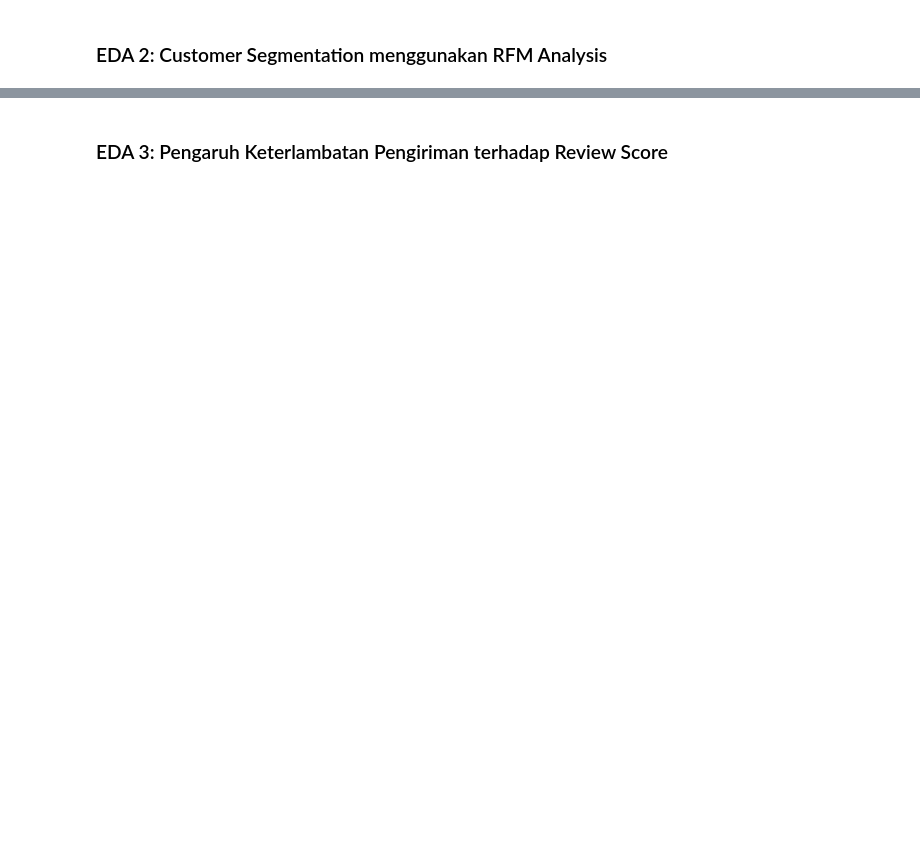
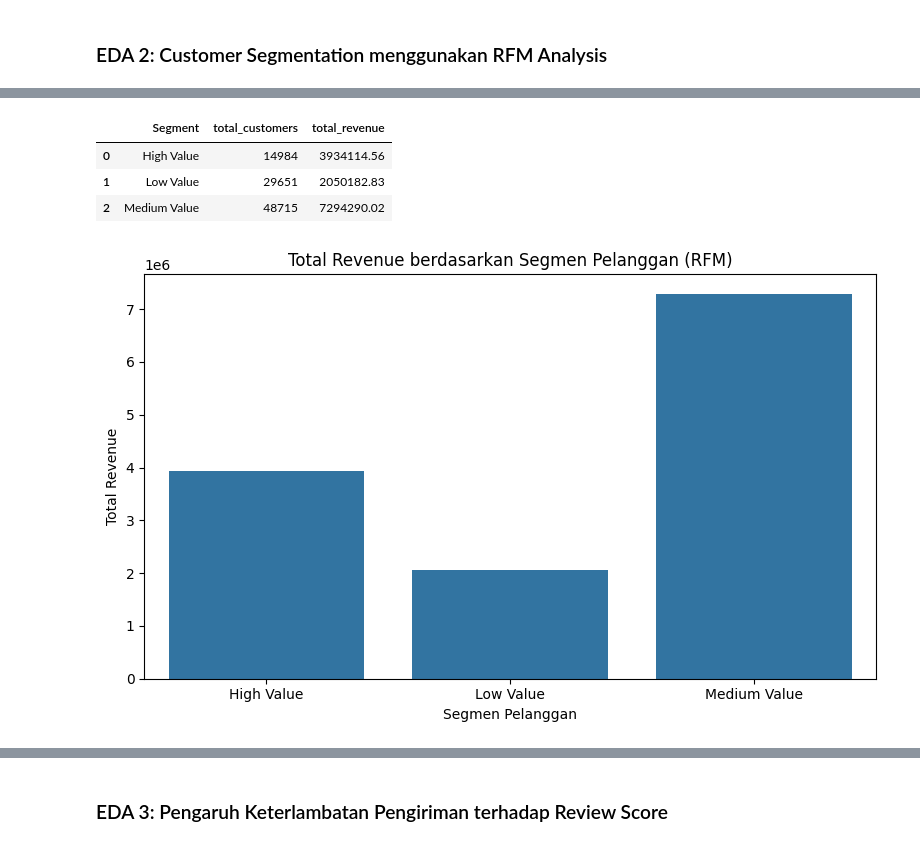
Before and after one commit to abirafdi-co/Exploratory-Data-Analysis-Customer-Segmentation-pada-E-Commerce-Public-Dataset, a Jupyter notebook: notebook.ipynb, the cells around one changed output, grey strips where cells are left out. Drawn from its saved outputs; the diff is of its cells as text; code cells hidden in the pictures; blank space fills up the shorter version.

```diff
--- a/notebook.ipynb
+++ b/notebook.ipynb
@@ -53,0 +530,17 @@ RFM Analysis digunakan untuk mengelompokkan pelanggan berdasarkan:
+# %%
+rfm['RFM_score'] = (
+    rfm['R_score'].astype(int) +
+    rfm['F_score'].astype(int) +
+    rfm['M_score'].astype(int)
+)
+# %%
+def rfm_segment(score):
+    if score >= 10:
+        return 'High Value'
+    elif score >= 7:
+        return 'Medium Value'
+    else:
+        return 'Low Value'
+# %%
+rfm['Segment'] = rfm['RFM_score'].apply(rfm_segment)
+rfm['Segment'].value_counts()
@@ -53,0 +554,32 @@ RFM Analysis digunakan untuk mengelompokkan pelanggan berdasarkan:
+# %%
+segment_summary = (
+    rfm.merge(df[['customer_unique_id','revenue']], on='customer_unique_id', how='left')
+       .groupby('Segment')
+       .agg(
+           total_customers=('customer_unique_id','nunique'),
+           total_revenue=('revenue','sum')
+       )
+       .reset_index()
+)
+# %%
+segment_summary
+# %% [output]
+|  | Segment | total_customers | total_revenue |
+| 0 | High Value | 14984 | 3934114.56 |
+| 1 | Low Value | 29651 | 2050182.83 |
+| 2 | Medium Value | 48715 | 7294290.02 |
+# %%
+plt.figure(figsize=(8,5))
+sns.barplot(
+    data=segment_summary,
+    x='Segment',
+    y='total_revenue'
+)
+
+plt.title('Total Revenue berdasarkan Segmen Pelanggan (RFM)')
+plt.xlabel('Segmen Pelanggan')
+plt.ylabel('Total Revenue')
+plt.tight_layout()
+plt.show()
+# %% [output]
+[figure, added]
```
Also changed, not shown: parts of 69 cells of this notebook.
